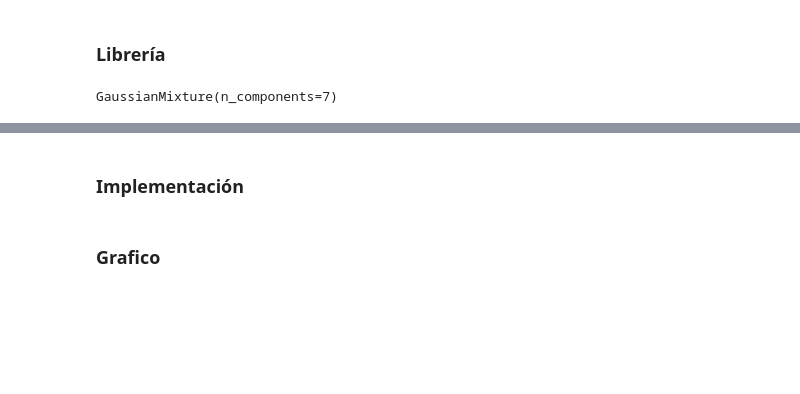
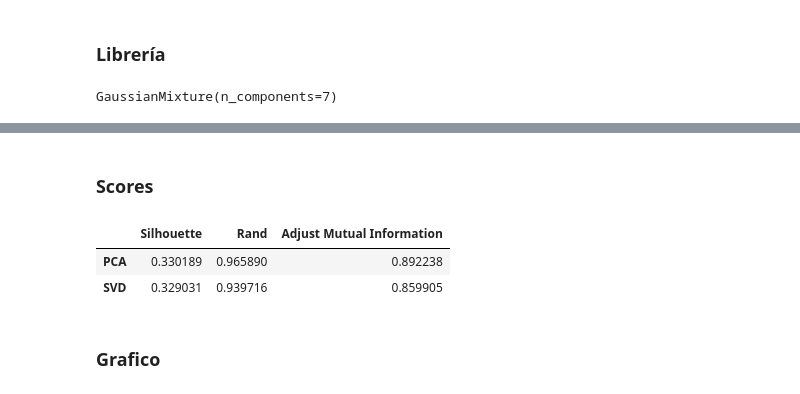
Before and after one commit to Andres20-Utec/Proyecto-3, a Jupyter notebook: proyecto3.ipynb, the cells around one changed output, grey strips where cells are left out. Saved outputs shown, nothing was run; the diff lists cells and outputs as text; code cells hidden in the pictures; blank space fills up the shorter version.

Commit message:
add scores

```diff
--- a/proyecto3.ipynb
+++ b/proyecto3.ipynb
@@ -70,6 +73,10 @@ X = np.array(data.iloc[:, 1:]).T
 X.shape
 # %% [output]
 (189, 22215)
+# %%
+label_num = {"kidney": 0, "hippocampus" : 1, "cerebellum" : 2, "colon" : 3, "liver" : 4, "endometrium" : 5, "placenta" : 6}
+y = list(clase.iloc[:, 1])
+labels_true = [label_num[e] for e in y]
 # %% [markdown]
 ### PCA
 # %%
@@ -114,6 +121,14 @@ def printCluster(target, prediction):
             if element not in cluster_element[i]:
                 cluster_element[i].append(element)
     print(cluster_element)
+# %%
+def getScores(labels_true, prediction_pca, prediction_svd, X_pca, X_svd):
+    scores = {
+        "PCA": np.array([silhouette_score(X_pca, prediction_pca), rand_score(labels_true, prediction_pca), adjusted_mutual_info_score(labels_true, prediction_pca)]),
+        "SVD": np.array([silhouette_score(X_svd, prediction_svd), rand_score(labels_true, prediction_svd), adjusted_mutual_info_score(labels_true, prediction_svd)])
+    }
+    df = pd.DataFrame.from_dict(scores, orient = "index", columns=["Silhouette", "Rand", "Adjust Mutual Information"])
+    return df
 # %%
 def graph(prediction_pca, prediction_svd):
     embedding = pacmap.PaCMAP(random_state=42)
@@ -171,2 +188,2 @@ SVD
 # %% [markdown]
-### Implementación
+### Scores
@@ -177,3 +190,10 @@ class GaussianMixtureModel:
+# %%
+df = getScores(labels_true, prediction_pca, prediction_svd, X_pca, X_svd)
+df
+# %% [output]
+|  | Silhouette | Rand | Adjust Mutual Information |
+| PCA | 0.330189 | 0.965890 | 0.892238 |
+| SVD | 0.329031 | 0.939716 | 0.859905 |
 # %% [markdown]
 ### Grafico
 # %%
```
Also changed, not shown: parts of 22 cells of this notebook.
